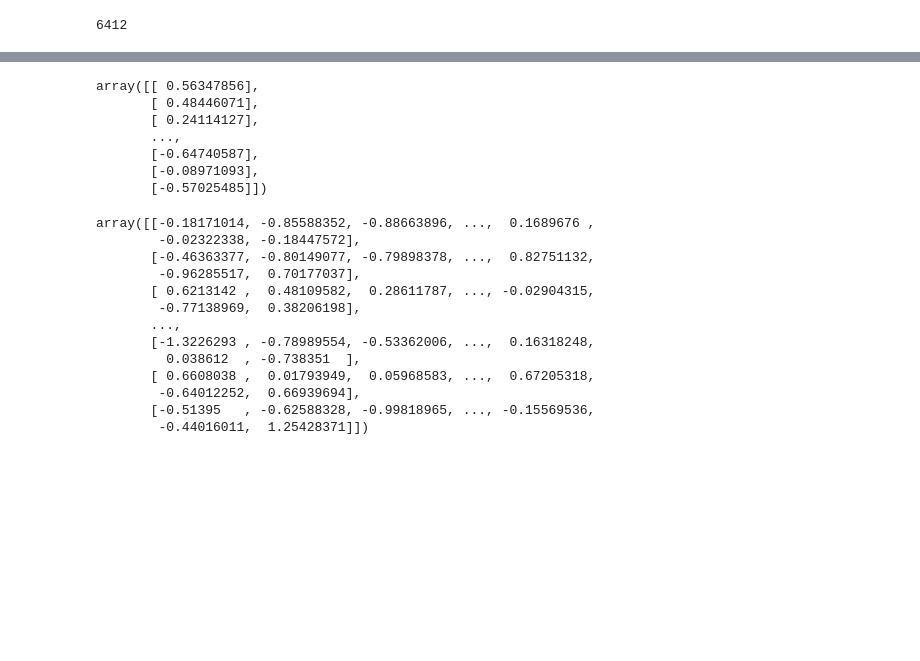
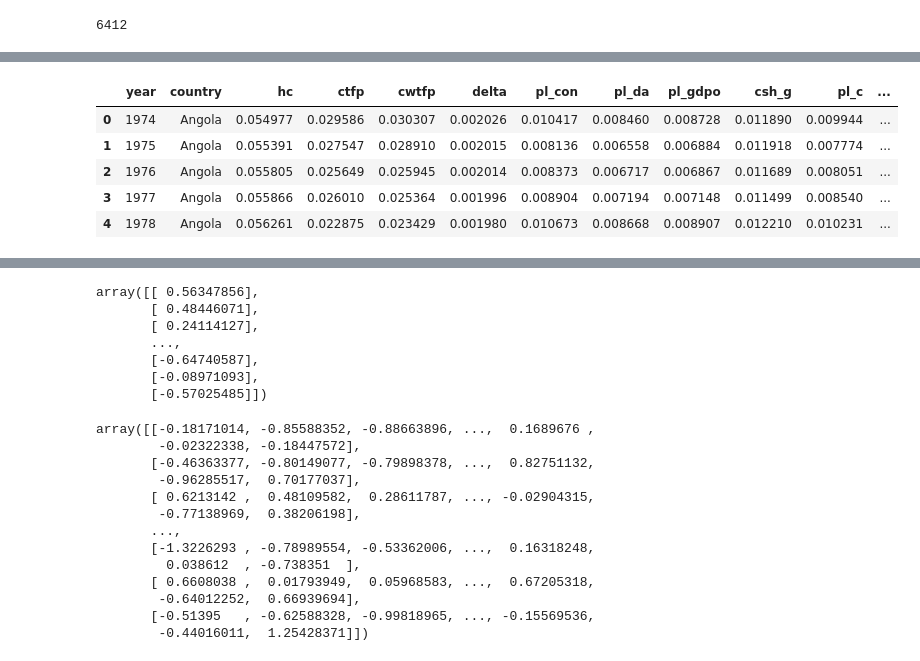
Before and after one commit to RomainClaret/msc.ml.labs, a Jupyter notebook: lab8/lab_08.ipynb, the cells around one changed output, grey strips where cells are left out. Cells and saved outputs as stored; diff of their text form; code cells hidden in the pictures; blank space fills up the shorter version.

```diff
--- a/lab8/lab_08.ipynb
+++ b/lab8/lab_08.ipynb
@@ -195,0 +260,10 @@ len(df_normalized)
+# %%
+df_normalized = pd.concat([df_cleaned[features[:2]].reset_index(drop=True),df_normalized], axis=1)
+df_normalized.head()
+# %% [output]
+|  | year | country | hc | ctfp | cwtfp | delta | pl_con | pl_da | pl_gdpo | csh_g | pl_c | ... |
+| 0 | 1974 | Angola | 0.054977 | 0.029586 | 0.030307 | 0.002026 | 0.010417 | 0.008460 | 0.008728 | 0.011890 | 0.009944 | ... |
+| 1 | 1975 | Angola | 0.055391 | 0.027547 | 0.028910 | 0.002015 | 0.008136 | 0.006558 | 0.006884 | 0.011918 | 0.007774 | ... |
+| 2 | 1976 | Angola | 0.055805 | 0.025649 | 0.025945 | 0.002014 | 0.008373 | 0.006717 | 0.006867 | 0.011689 | 0.008051 | ... |
+| 3 | 1977 | Angola | 0.055866 | 0.026010 | 0.025364 | 0.001996 | 0.008904 | 0.007194 | 0.007148 | 0.011499 | 0.008540 | ... |
+| 4 | 1978 | Angola | 0.056261 | 0.022875 | 0.023429 | 0.001980 | 0.010673 | 0.008668 | 0.008907 | 0.012210 | 0.010231 | ... |
```
Also changed, not shown: parts of 15 cells of this notebook.
